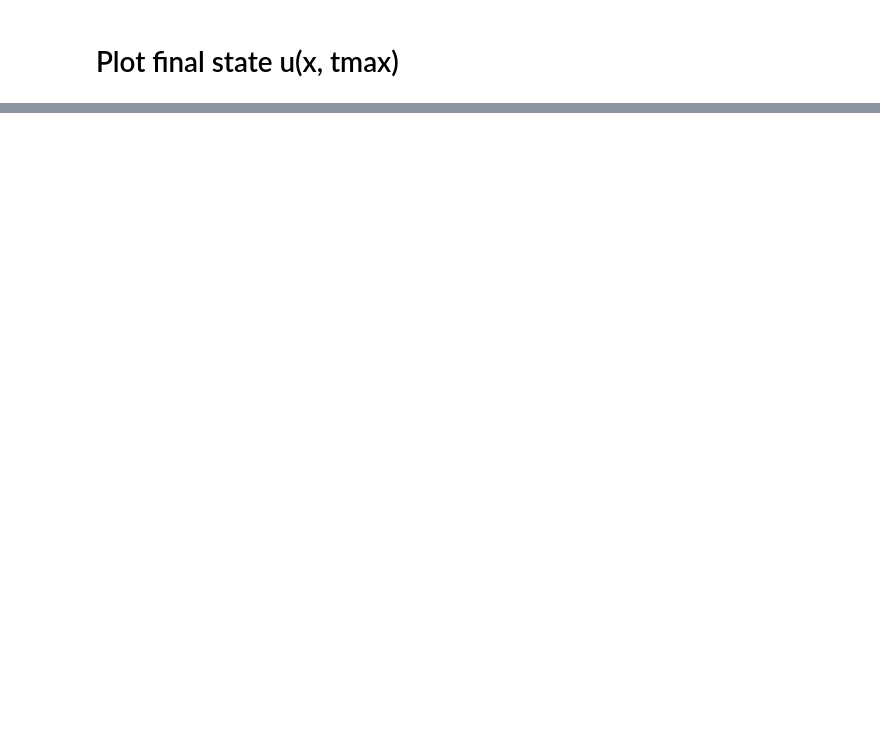
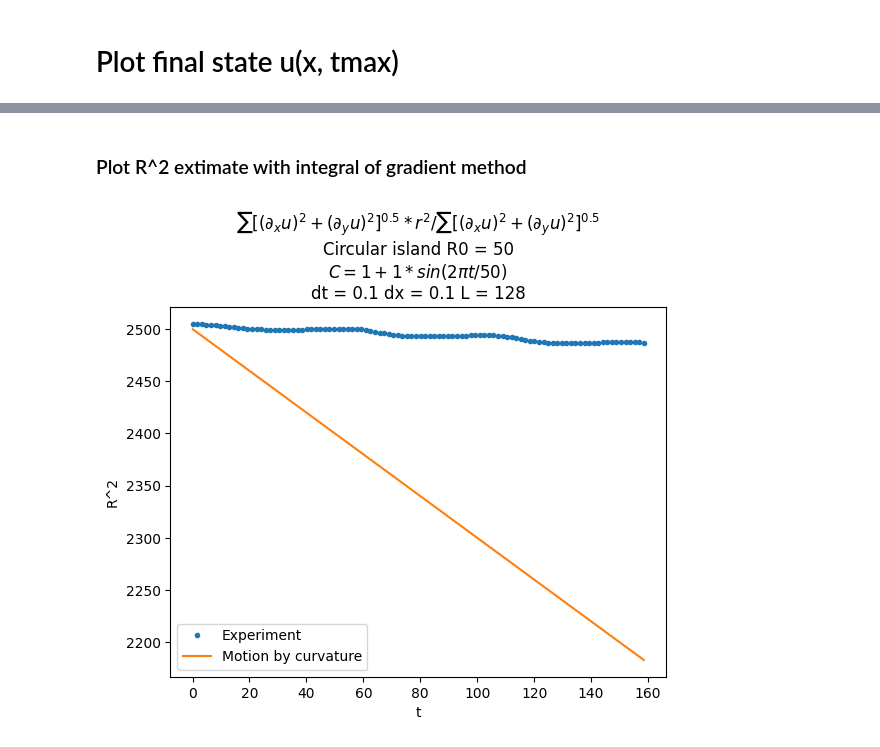
Before and after one commit to suanno/stage2, a Jupyter notebook: codes_tdgl/2D/plot/circular_front.ipynb, the cells around one changed output, grey strips where cells are left out. Drawn from its saved outputs; the diff is of its cells as text; code cells hidden in the pictures; blank space fills up the shorter version.

```diff
--- a/codes_tdgl/2D/plot/circular_front.ipynb
+++ b/codes_tdgl/2D/plot/circular_front.ipynb
@@ -170,0 +173,35 @@ Text(0.5, 1.0, 't = 640.000000')
+# %% [markdown]
+### Plot R^2 extimate with integral of gradient method
+# %%
+f = open("../fileRadiout.dat", "r")
+N = 1000
+tt = np.zeros(N)
+R2 = np.zeros(N)
+
+i = 0
+for row in f:
+    a, b = row.split(" ")
+    tt[i] = float(a)
+    R2[i] = float(b)
+    #print(ave[i])
+    i = i + 1
+
+tt = tt[0:i]
+R2 = R2[0:i]
+
+# Motion by curvature
+fig, ax = plt.subplots()
+ax.plot(tt, R2,'.', label="Experiment")
+ax.plot(tt, R0*R0*np.ones(len(tt))-2*tt, "-", label="Motion by curvature")
+ax.set_xlabel("t")
+ax.set_ylabel("R^2")
+ax.grid()
+title = "$\sum[(\partial_x u)^2 + (\partial_y u)^2]^{0.5}*r^2 / \sum [(\partial_x u)^2 + (\partial_y u)^2]^{0.5}$"
+title = title + "\nCircular island R0 = "+str(R0)+"\n$C = "+ str(C0) + " + "+str(A)+"*sin(2\pi t/"+str(T)+")$\n"
+title = title + "dt = " + str(dt) + " dx = " + str(dx) + " L = " + str(L)
+ax.set_title(title)
+ax.legend()
+ax.grid()
+#plt.plot(tt,R2)
+# %% [output]
+[figure, added]
```
Also changed, not shown: parts of 4 cells of this notebook, 21 other files.
